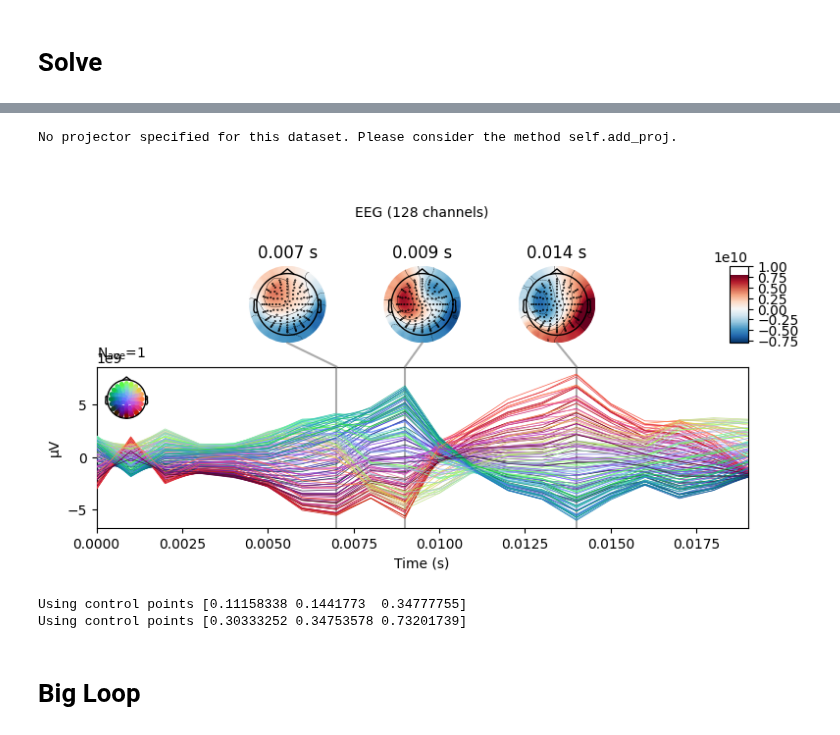
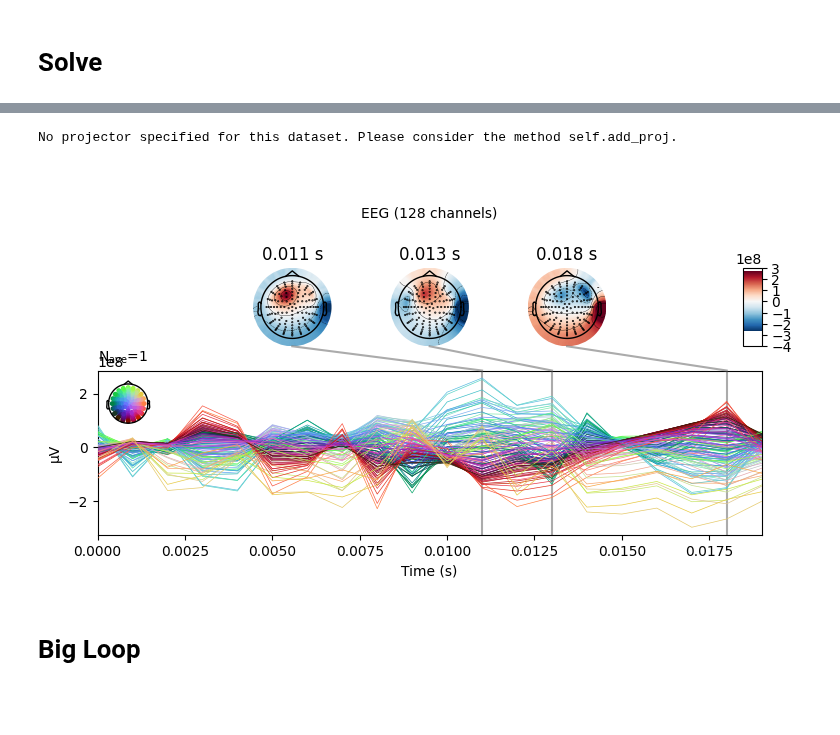
Before and after one commit to LukeTheHecker/invert, a Jupyter notebook: dev/evaluate.ipynb, the cells around one changed output, grey strips where cells are left out. Drawn from its saved outputs; the diff is of its cells as text; code cells hidden in the pictures; blank space fills up the shorter version.

Commit message:
the JAZZ-MUSIC has entered the world of inverse solutions

```diff
--- a/dev/evaluate.ipynb
+++ b/dev/evaluate.ipynb
@@ -35,9 +35,9 @@ n_chans, n_dipoles = leadfield.shape
 # Simulate
 # %%
 settings = dict(
-    number_of_sources=3,
-    extents=(24, 25),
-    duration_of_trial=0.02,
+    number_of_sources=6,
+    extents=(1, 35),
+    duration_of_trial=1,
     amplitudes=100,
     target_snr=1e99)
 
@@ -63,20 +92,18 @@ SSP projectors applied...
 # %%
 from invert import Solver
-solver = Solver("LCMV")
+solver = Solver("MUSIC")
 solver.make_inverse_operator(fwd, evoked, alpha=0.00001)
 stc_ = solver.apply_inverse_operator(evoked)
 stc_.data /= abs(stc_.data).max()
 brain = stc_.plot(**pp)
 brain.add_text(0.1, 0.9, solver.name, 'title',
                font_size=14)
 
 evoked_ = mne.EvokedArray(fwd["sol"]["data"] @ stc_.data, info)
 evoked_.plot_joint()
 # %% [output]
 No projector specified for this dataset. Please consider the method self.add_proj.
-[figure, old version]
+[figure, new version]
-Using control points [0.11158338 0.1441773  0.34777755]
-Using control points [0.30333252 0.34753578 0.73201739]
 # %%
 from invert.adapters import stampc
 stc_stamp = stampc(stc_, evoked, fwd, n_orders=2, rv_thresh=0.1)
```
Also changed, not shown: parts of 4 cells of this notebook, 2 other files.
